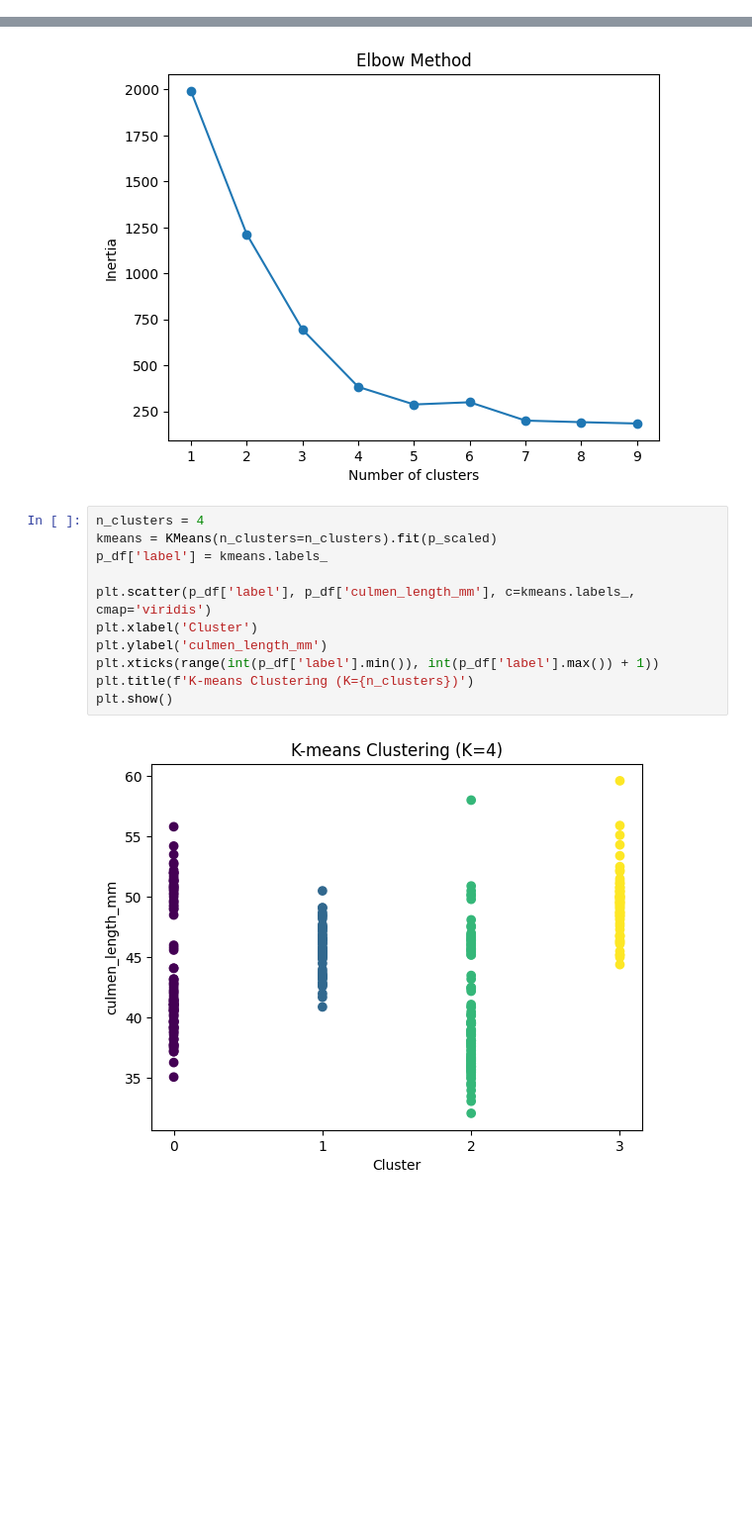
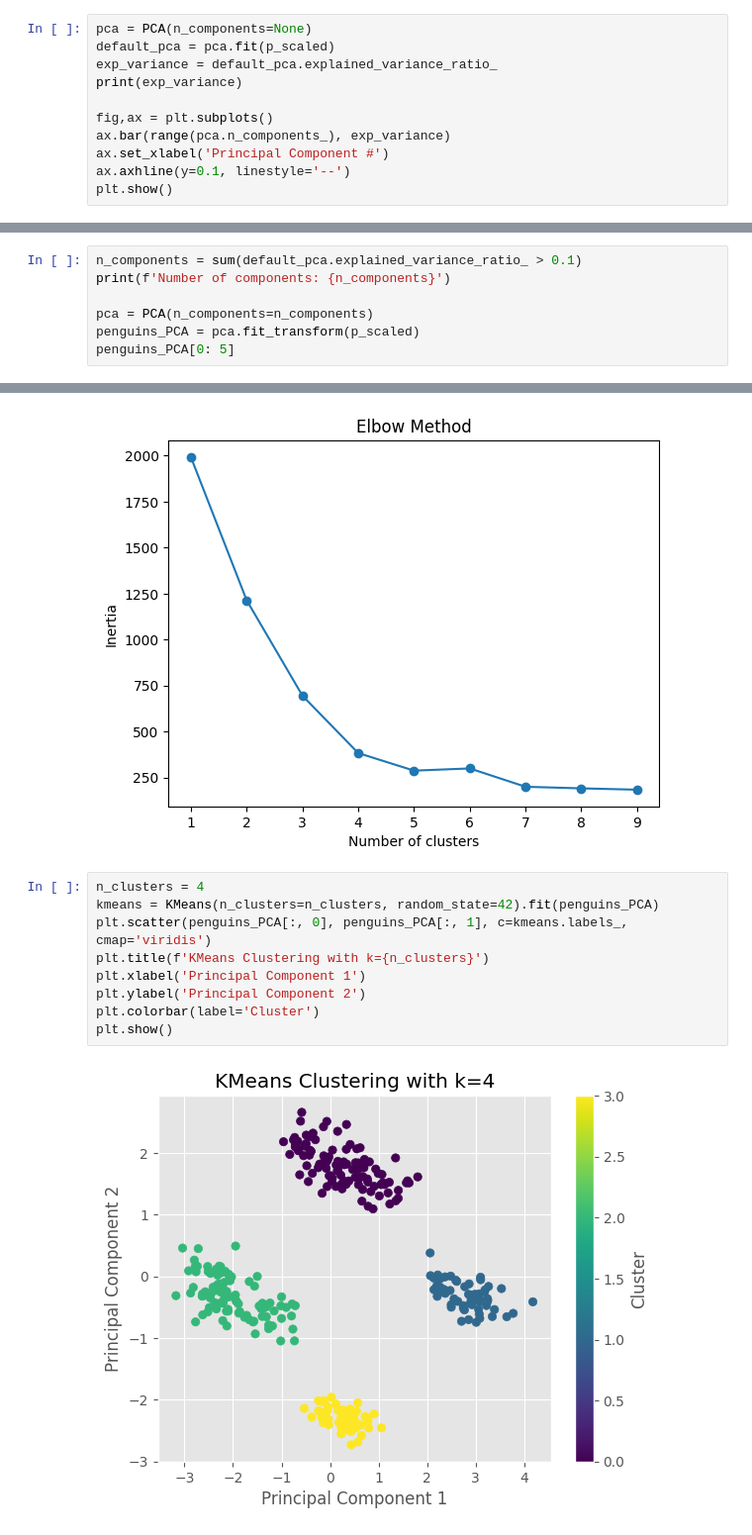
Before and after one commit to ealmiras/antarctic_penguins, a Jupyter notebook: notebook.ipynb, the cells around one changed output, grey strips where cells are left out. Shown: that part at 99% size. Cells and saved outputs as stored; diff of their text form; blank space fills up the shorter version.

```diff
--- a/notebook.ipynb
+++ b/notebook.ipynb
@@ -90,0 +92,11 @@ p_scaled.head()
+# %%
+pca = PCA(n_components=None)
+default_pca = pca.fit(p_scaled)
+exp_variance = default_pca.explained_variance_ratio_
+print(exp_variance)
+
+fig,ax = plt.subplots()
+ax.bar(range(pca.n_components_), exp_variance)
+ax.set_xlabel('Principal Component #')
+ax.axhline(y=0.1, linestyle='--')
+plt.show()
@@ -90,0 +106,7 @@ p_scaled.head()
+# %%
+n_components = sum(default_pca.explained_variance_ratio_ > 0.1)
+print(f'Number of components: {n_components}')
+
+pca = PCA(n_components=n_components)
+penguins_PCA = pca.fit_transform(p_scaled)
+penguins_PCA[0: 5]
@@ -102,14 +133,12 @@ plt.show()
 [figure]
 # %%
 n_clusters = 4
-kmeans = KMeans(n_clusters=n_clusters).fit(p_scaled)
-p_df['label'] = kmeans.labels_
-
-plt.scatter(p_df['label'], p_df['culmen_length_mm'], c=kmeans.labels_, cmap='viridis')
-plt.xlabel('Cluster')
-plt.ylabel('culmen_length_mm')
-plt.xticks(range(int(p_df['label'].min()), int(p_df['label'].max()) + 1))
-plt.title(f'K-means Clustering (K={n_clusters})')
+kmeans = KMeans(n_clusters=n_clusters, random_state=42).fit(penguins_PCA)
+plt.scatter(penguins_PCA[:, 0], penguins_PCA[:, 1], c=kmeans.labels_, cmap='viridis')
+plt.title(f'KMeans Clustering with k={n_clusters}')
+plt.xlabel('Principal Component 1')
+plt.ylabel('Principal Component 2')
+plt.colorbar(label='Cluster')
 plt.show()
 # %% [output]
-[figure, old version]
+[figure, new version]
```
Also changed, not shown: parts of 11 cells of this notebook.
